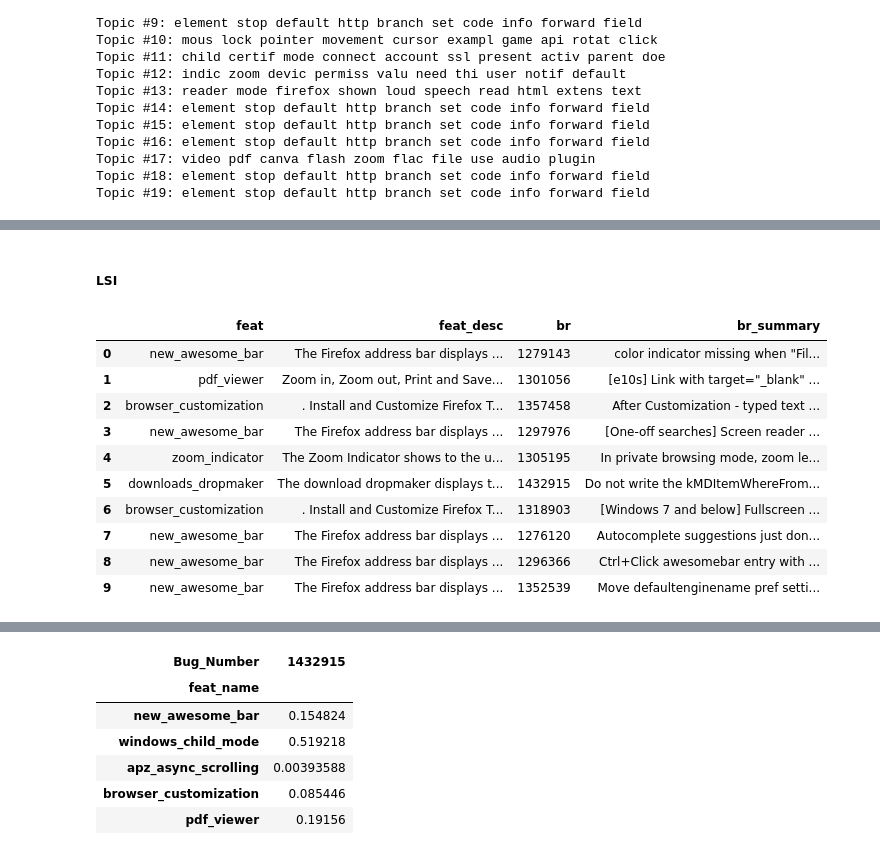
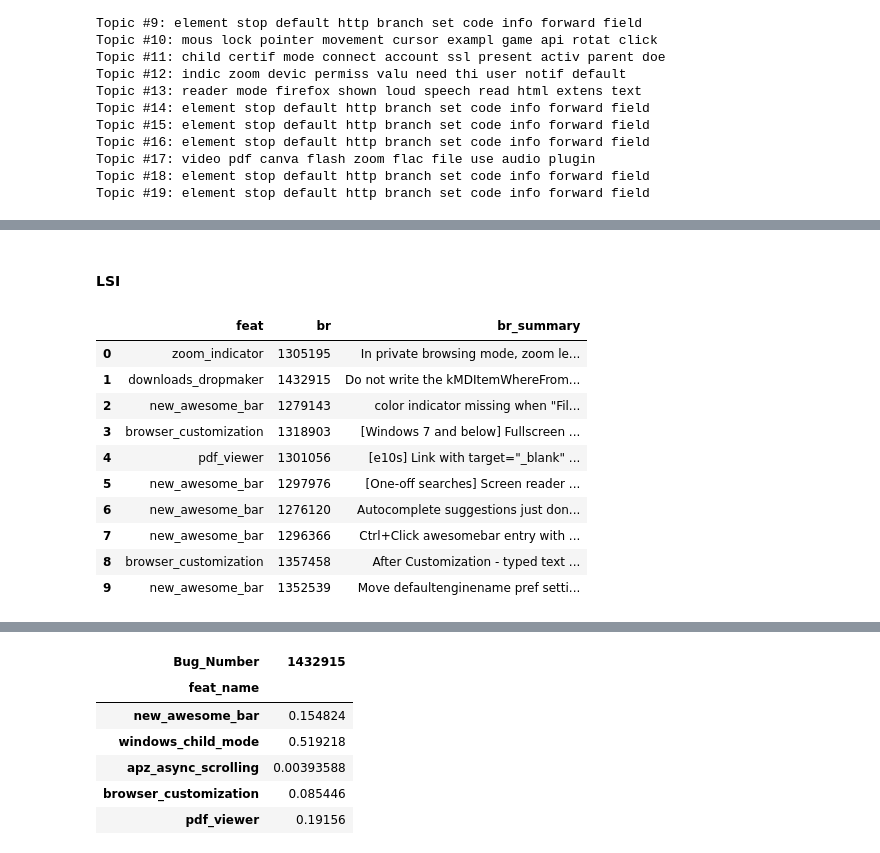
Before and after one commit to Pointpt/trace-link-recovery-study, a Jupyter notebook: notebooks/firefox_p2/feat_br_tracing/feat_br_runner.ipynb, the cells around one changed output, grey strips where cells are left out. Cells and saved outputs as stored; diff of their text form; code cells hidden in the pictures.

```diff
--- a/notebooks/firefox_p2/feat_br_tracing/feat_br_runner.ipynb
+++ b/notebooks/firefox_p2/feat_br_tracing/feat_br_runner.ipynb
@@ -444,19 +440,19 @@ aux_functions.highlight_df(exp_vol_intersec_strat_runner.get_lda_model().get_sim
 # %% [markdown]
-##### LSI
+#### **LSI**
 # %%
-aux_functions.detail_features_br(lsi_fn_set_t1, features, bugreports)
+aux_functions.detail_features_br(lsi_fn_set_t1, features, bugreports)[['feat','br','br_summary']]
 # %% [output]
-|  | feat | feat_desc | br | br_summary |
-| 0 | new_awesome_bar | The Firefox address bar displays ... | 1279143 | color indicator missing when "Fil... |
-| 1 | pdf_viewer | Zoom in, Zoom out, Print and Save... | 1301056 | [e10s] Link with target="_blank" ... |
-| 2 | browser_customization | . Install and Customize Firefox T... | 1357458 | After Customization - typed text ... |
-| 3 | new_awesome_bar | The Firefox address bar displays ... | 1297976 | [One-off searches] Screen reader ... |
-| 4 | zoom_indicator | The Zoom Indicator shows to the u... | 1305195 | In private browsing mode, zoom le... |
-| 5 | downloads_dropmaker | The download dropmaker displays t... | 1432915 | Do not write the kMDItemWhereFrom... |
-| 6 | browser_customization | . Install and Customize Firefox T... | 1318903 | [Windows 7 and below] Fullscreen ... |
-| 7 | new_awesome_bar | The Firefox address bar displays ... | 1276120 | Autocomplete suggestions just don... |
-| 8 | new_awesome_bar | The Firefox address bar displays ... | 1296366 | Ctrl+Click awesomebar entry with ... |
-| 9 | new_awesome_bar | The Firefox address bar displays ... | 1352539 | Move defaultenginename pref setti... |
+|  | feat | br | br_summary |
+| 0 | zoom_indicator | 1305195 | In private browsing mode, zoom le... |
+| 1 | downloads_dropmaker | 1432915 | Do not write the kMDItemWhereFrom... |
+| 2 | new_awesome_bar | 1279143 | color indicator missing when "Fil... |
+| 3 | browser_customization | 1318903 | [Windows 7 and below] Fullscreen ... |
+| 4 | pdf_viewer | 1301056 | [e10s] Link with target="_blank" ... |
+| 5 | new_awesome_bar | 1297976 | [One-off searches] Screen reader ... |
+| 6 | new_awesome_bar | 1276120 | Autocomplete suggestions just don... |
+| 7 | new_awesome_bar | 1296366 | Ctrl+Click awesomebar entry with ... |
+| 8 | browser_customization | 1357458 | After Customization - typed text ... |
+| 9 | new_awesome_bar | 1352539 | Move defaultenginename pref setti... |
 # %%
 aux_functions.highlight_df(exp_vol_intersec_strat_runner.get_lsi_model().get_sim_matrix().loc[:,[b for f,b in lsi_fn_set_t1]])
 # %% [output]
```
Also changed, not shown: parts of 22 cells of this notebook, 1 other file.
